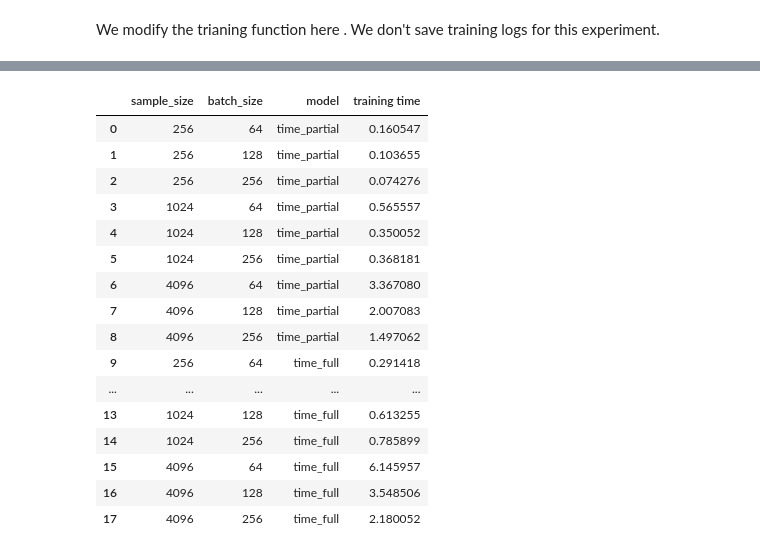
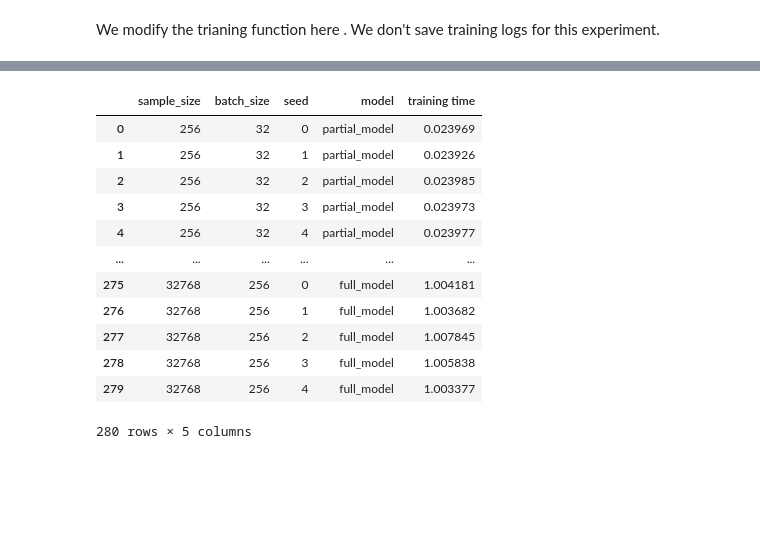
Before and after one commit to Saptarshi-Saha-1996/Noise-Abduction-for-Counterfactuals, a Jupyter notebook: Synthetic_data_experiment/train_time_experiment.ipynb, the cells around one changed output, grey strips where cells are left out. Saved outputs shown, nothing was run; the diff lists cells and outputs as text; code cells hidden in the pictures; blank space fills up the shorter version.

```diff
--- a/Synthetic_data_experiment/train_time_experiment.ipynb
+++ b/Synthetic_data_experiment/train_time_experiment.ipynb
@@ -214,22 +221,18 @@ time_train
 # %%
-time_train_modified=time_train.drop('Unnamed: 0',axis=1).melt(id_vars=['sample_size','batch_size'],var_name="model",value_name="training time")
+time_train_modified=time_train.drop('Unnamed: 0',axis=1).melt(id_vars=['sample_size','batch_size','seed'],var_name="model",value_name="training time")
 time_train_modified
 # %% [output]
-|  | sample_size | batch_size | model | training time |
-| 0 | 256 | 64 | time_partial | 0.160547 |
-| 1 | 256 | 128 | time_partial | 0.103655 |
-| 2 | 256 | 256 | time_partial | 0.074276 |
-| 3 | 1024 | 64 | time_partial | 0.565557 |
-| 4 | 1024 | 128 | time_partial | 0.350052 |
-| 5 | 1024 | 256 | time_partial | 0.368181 |
-| 6 | 4096 | 64 | time_partial | 3.367080 |
-| 7 | 4096 | 128 | time_partial | 2.007083 |
-| 8 | 4096 | 256 | time_partial | 1.497062 |
-| 9 | 256 | 64 | time_full | 0.291418 |
-| ... | ... | ... | ... | ... |
-| 13 | 1024 | 128 | time_full | 0.613255 |
-| 14 | 1024 | 256 | time_full | 0.785899 |
-| 15 | 4096 | 64 | time_full | 6.145957 |
-| 16 | 4096 | 128 | time_full | 3.548506 |
-| 17 | 4096 | 256 | time_full | 2.180052 |
+|  | sample_size | batch_size | seed | model | training time |
+| 0 | 256 | 32 | 0 | partial_model | 0.023969 |
+| 1 | 256 | 32 | 1 | partial_model | 0.023926 |
+| 2 | 256 | 32 | 2 | partial_model | 0.023985 |
+| 3 | 256 | 32 | 3 | partial_model | 0.023973 |
+| 4 | 256 | 32 | 4 | partial_model | 0.023977 |
+| ... | ... | ... | ... | ... | ... |
+| 275 | 32768 | 256 | 0 | full_model | 1.004181 |
+| 276 | 32768 | 256 | 1 | full_model | 1.003682 |
+| 277 | 32768 | 256 | 2 | full_model | 1.007845 |
+| 278 | 32768 | 256 | 3 | full_model | 1.005838 |
+| 279 | 32768 | 256 | 4 | full_model | 1.003377 |
+280 rows × 5 columns
 # %%
```
Also changed, not shown: parts of 7 cells of this notebook, 3 other files.
